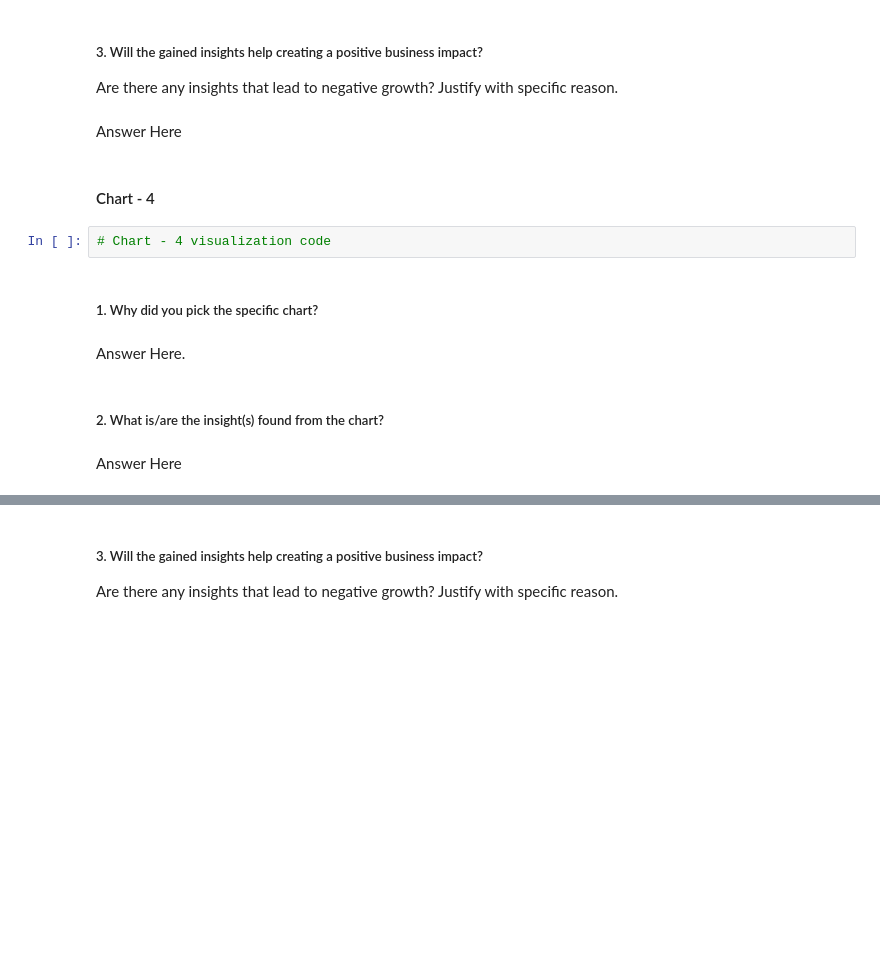
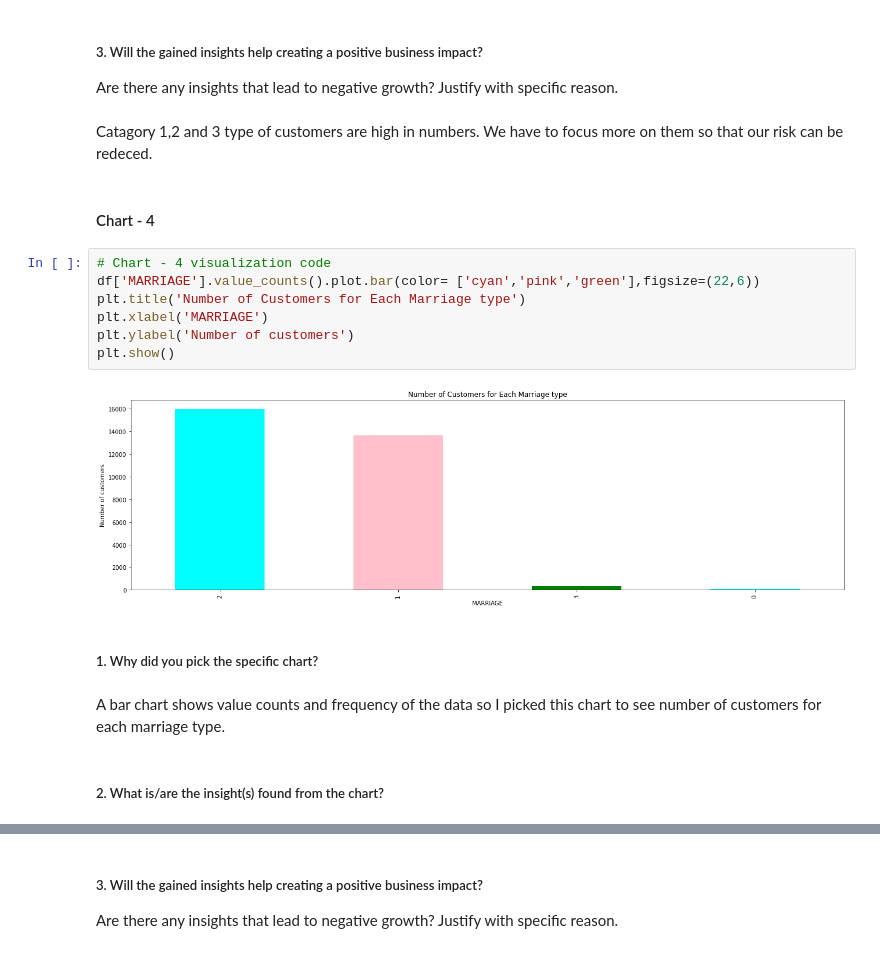
Before and after one commit to mdismailquraishicse/capstone_project_3_classification_creditcard_default, a Jupyter notebook: CreditCardDefaultPrediction.ipynb, the cells around one changed output, grey strips where cells are left out. Saved outputs shown, nothing was run; the diff lists cells and outputs as text; blank space fills up the shorter version.

```diff
--- a/CreditCardDefaultPrediction.ipynb
+++ b/CreditCardDefaultPrediction.ipynb
@@ -499,17 +532,22 @@ I found that about 14000 customers of catagory 2, approximately 11000 of catagor
 # %% [markdown]
 ##### 3. Will the gained insights help creating a positive business impact?
 Are there any insights that lead to negative growth? Justify with specific reason.
-# %% [markdown]
-Answer Here
+# %% [markdown]
+Catagory 1,2 and 3 type of customers are high in numbers. We have to focus more on them so that our risk can be redeced.
 # %% [markdown]
 #### Chart - 4
-# %%
-# Chart - 4 visualization code
+# %%
+# Chart - 4 visualization code
+df['MARRIAGE'].value_counts().plot.bar(color= ['cyan','pink','green'],figsize=(22,6))
+plt.title('Number of Customers for Each Marriage type')
+plt.xlabel('MARRIAGE')
+plt.ylabel('Number of customers')
+plt.show()
+# %% [output]
+[figure, added]
 # %% [markdown]
 ##### 1. Why did you pick the specific chart?
-# %% [markdown]
-Answer Here.
+# %% [markdown]
+A bar chart shows value counts and frequency of the data so I picked this chart to see number of customers for each marriage type.
 # %% [markdown]
 ##### 2. What is/are the insight(s) found from the chart?
-# %% [markdown]
-Answer Here
```
Also changed, not shown: parts of 69 cells of this notebook.
